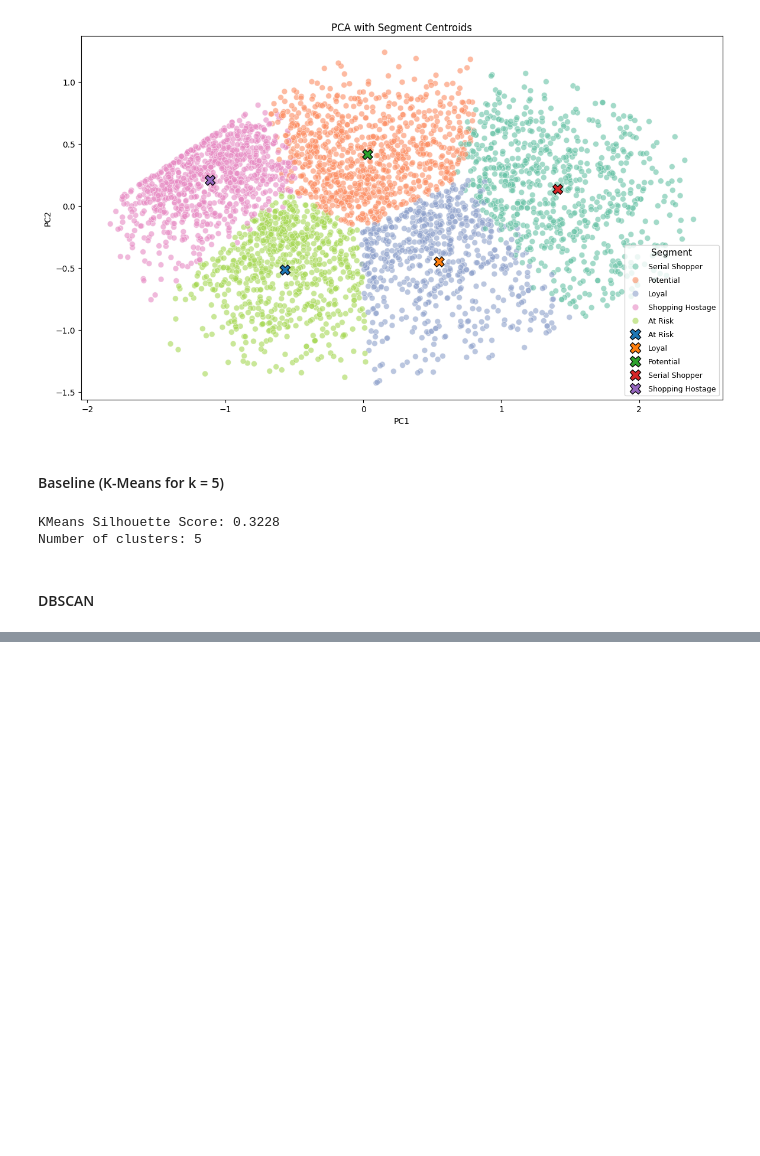
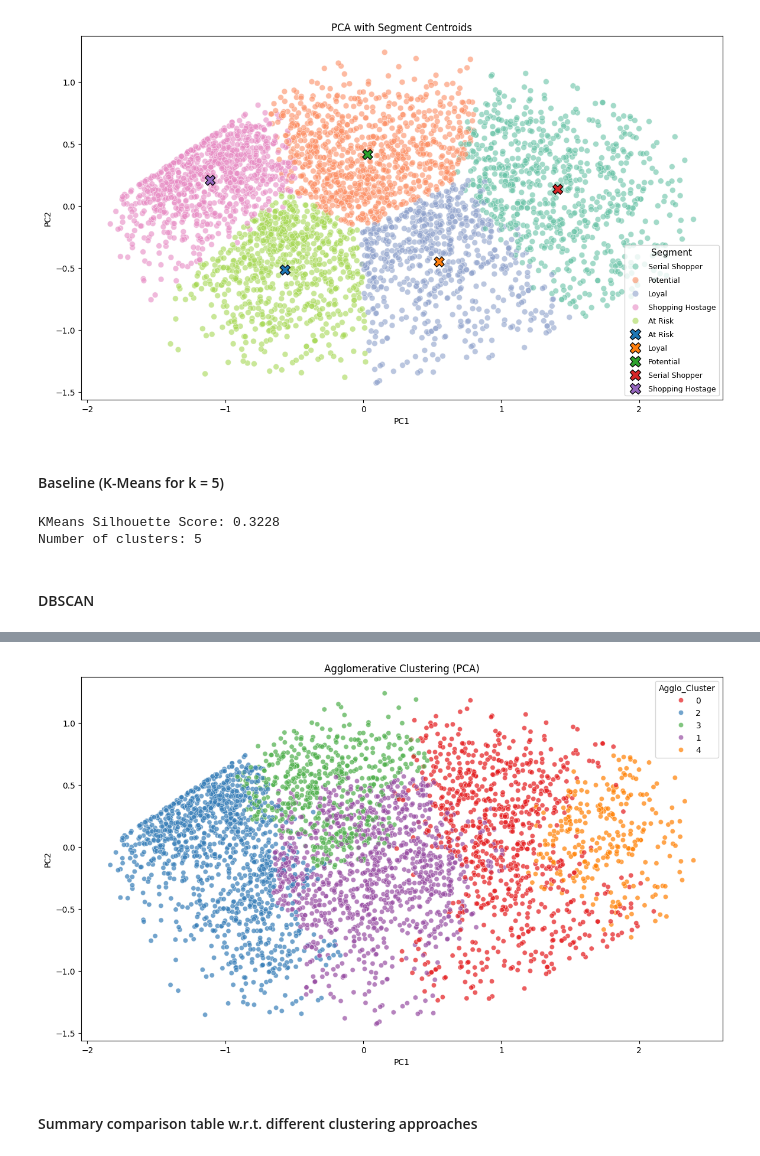
Before and after one commit to gorkemyencak/online-retail-clustering, a Jupyter notebook: main.ipynb, the cells around one changed output, grey strips where cells are left out. Saved outputs shown, nothing was run; the diff lists cells and outputs as text; code cells hidden in the pictures; blank space fills up the shorter version.

```diff
--- a/main.ipynb
+++ b/main.ipynb
@@ -730,0 +789,21 @@ Number of clusters: 5
+# %%
+# Fitting Agglomerative clustering
+agglo = AgglomerativeClustering(
+    n_clusters = 5,
+    linkage = 'complete'
+)
+
+labels_agglo = agglo.fit_predict(rfm_scaled)
+
+# Attaching labels
+rfm_agglo = rfm_final.copy()
+rfm_agglo['Cluster_agglo'] = labels_agglo
+print(rfm_agglo['Cluster_agglo'].value_counts())
+
+# Silhouette score
+silhouette_agglo = silhouette_score(
+    rfm_scaled,
+    labels_agglo
+)
+print(f"Agglomerative Silhouette Score: {silhouette_agglo:.4f}")
+print(f"Nb. of clusters: {len(set(labels_agglo))}")
@@ -730,0 +820,19 @@ Number of clusters: 5
+# %%
+# PCA visualization - Agglomerative
+rfm_pca_df['Agglo_Cluster'] = labels_agglo.astype('str')
+
+plt.figure(figsize = (14,8))
+sns.scatterplot(
+    data = rfm_pca_df,
+    x = 'PC1',
+    y = 'PC2',
+    hue = 'Agglo_Cluster',
+    palette = 'Set1',
+    alpha = 0.7
+)
+plt.title("Agglomerative Clustering (PCA)")
+plt.show()
+# %% [output]
+[figure, added]
+# %% [markdown]
+#### Summary comparison table w.r.t. different clustering approaches
```
Also changed, not shown: parts of 5 cells of this notebook.
